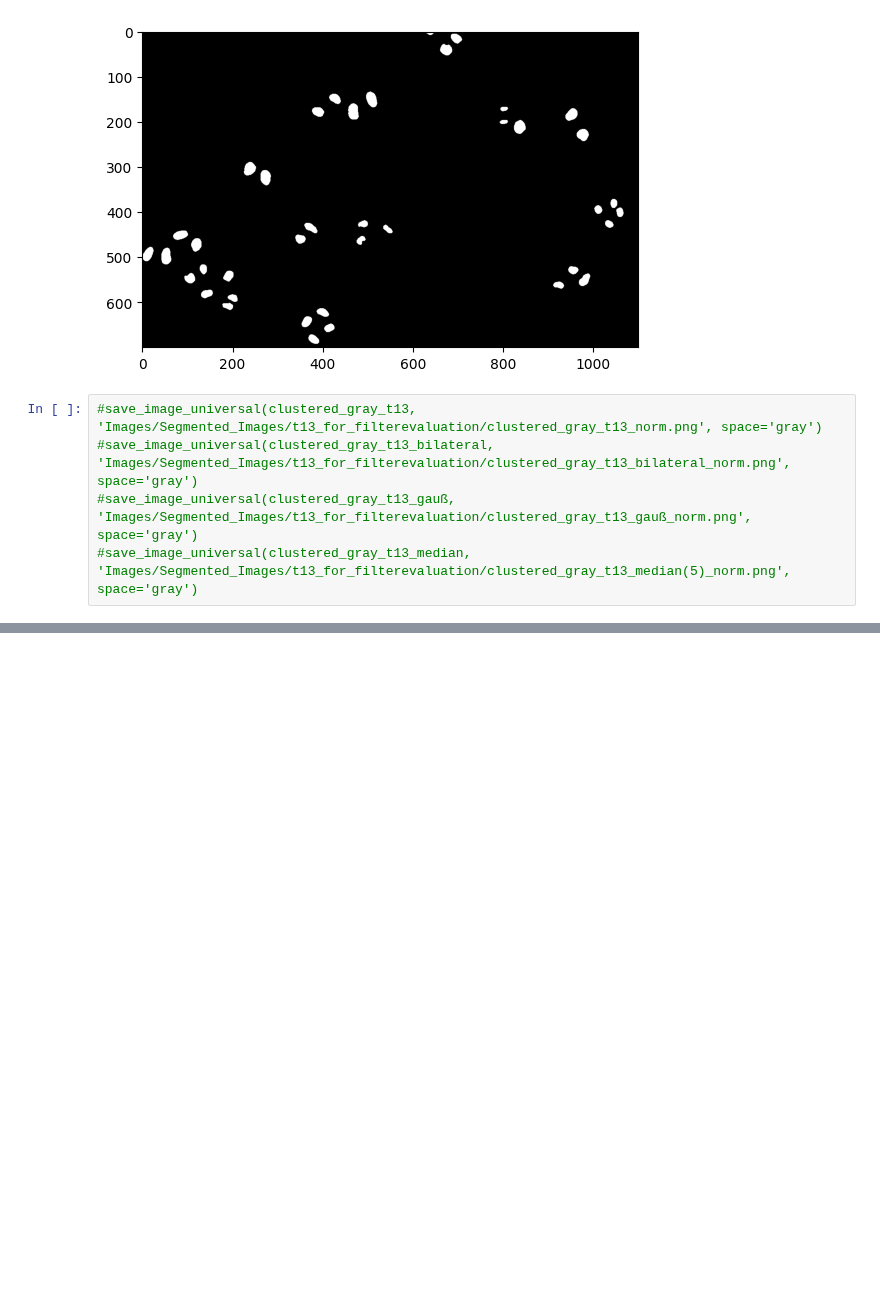
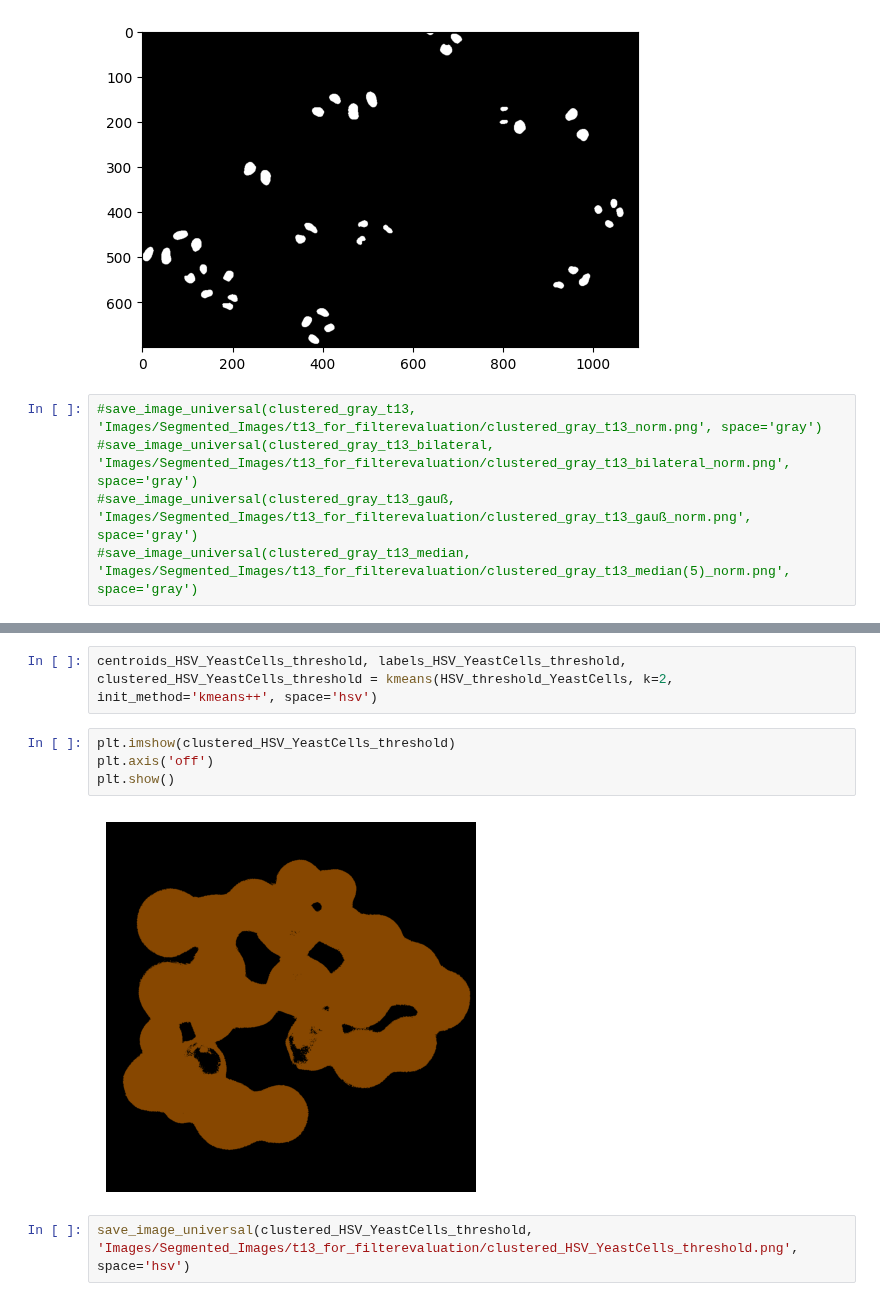
Before and after one commit to BiomedicalImageAnalysis2025/topic01_team04, a Jupyter notebook: Code/FilterEvaluation.ipynb, the cells around one changed output, grey strips where cells are left out. Drawn from its saved outputs; the diff is of its cells as text; blank space fills up the shorter version.

```diff
--- a/Code/FilterEvaluation.ipynb
+++ b/Code/FilterEvaluation.ipynb
@@ -137,0 +80,10 @@ Testing out Thresholding of YeastCells for image segmentation (from KMeans.ipynb
+# %%
+centroids_HSV_YeastCells_threshold, labels_HSV_YeastCells_threshold, clustered_HSV_YeastCells_threshold = kmeans(HSV_threshold_YeastCells, k=2, init_method='kmeans++', space='hsv')
+# %%
+plt.imshow(clustered_HSV_YeastCells_threshold)
+plt.axis('off')
+plt.show()
+# %% [output]
+[figure, added]
+# %%
+save_image_universal(clustered_HSV_YeastCells_threshold, 'Images/Segmented_Images/t13_for_filterevaluation/clustered_HSV_YeastCells_threshold.png', space='hsv')
```
Also changed, not shown: parts of 11 cells of this notebook, 1 other file.
